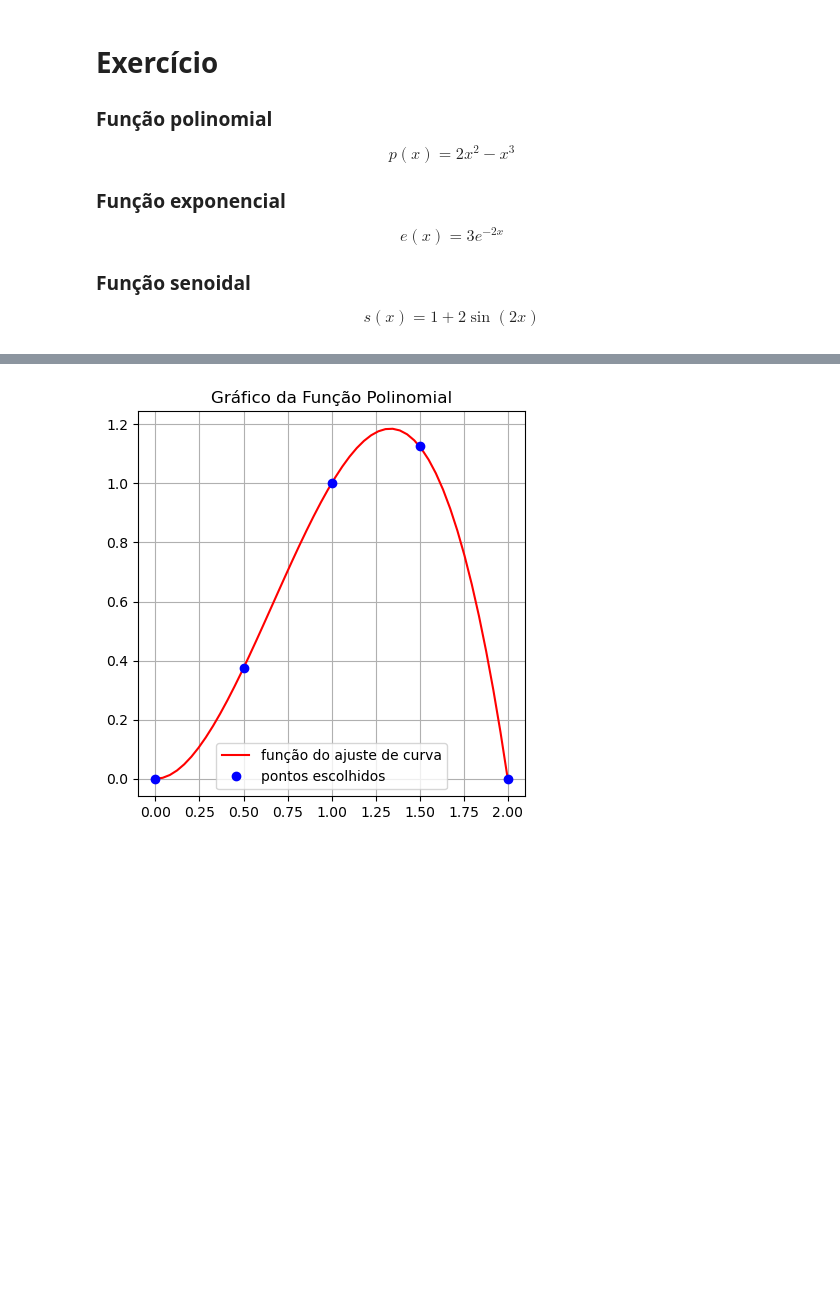
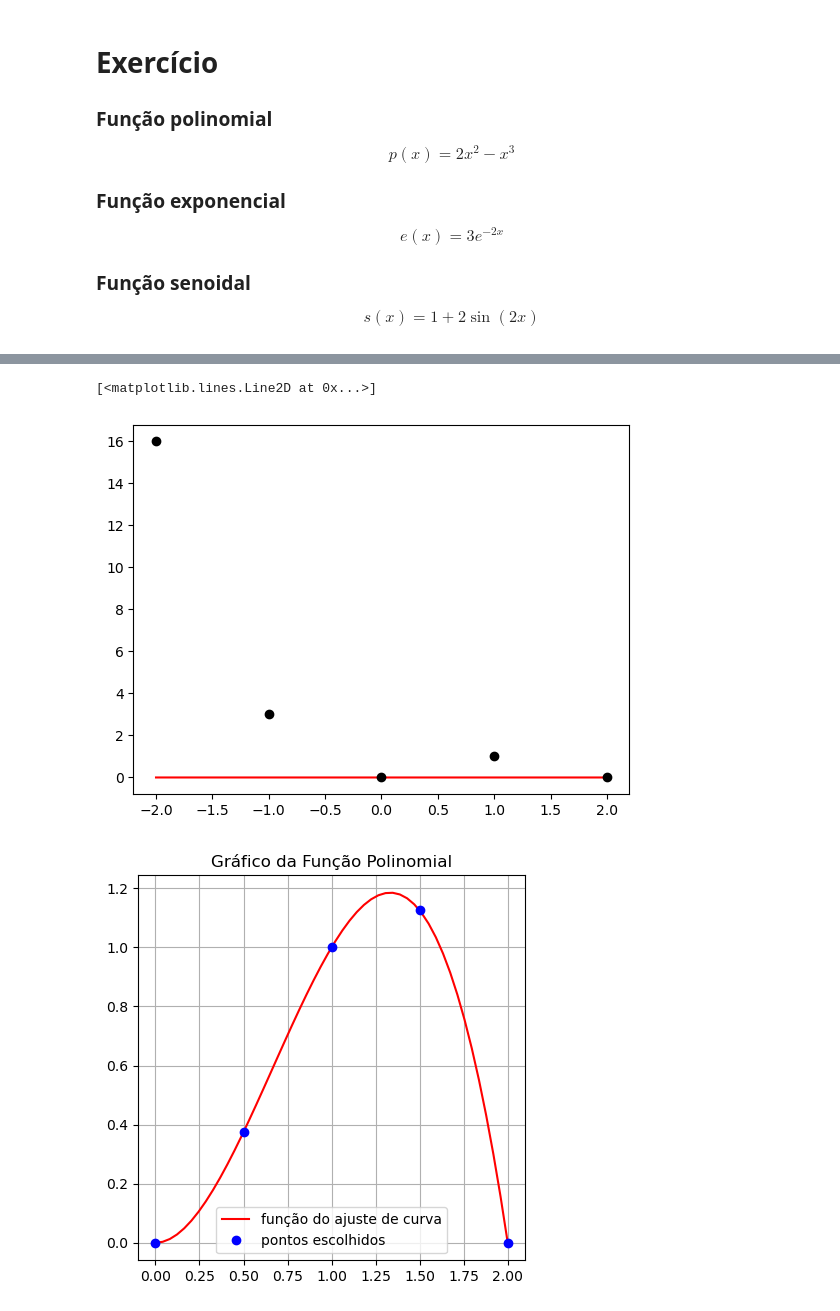
Before and after one commit to oJordany/quartoPeriodoFacul, a Jupyter notebook: matematicaComputacional/exerciciosAula16/integracaoNumerica.ipynb, the cells around one changed output, grey strips where cells are left out. Drawn from its saved outputs; the diff is of its cells as text; code cells hidden in the pictures; blank space fills up the shorter version.

```diff
--- a/matematicaComputacional/exerciciosAula16/integracaoNumerica.ipynb
+++ b/matematicaComputacional/exerciciosAula16/integracaoNumerica.ipynb
@@ -86,0 +47,12 @@ Itr_exponencial = 3.513487172039482
+# %%
+def getIntegralOnThePoints(Xs:list):
+    Ys = []
+    for x in Xs:
+        a = x - 10**(-5)
+        b = x + 10**(-5)
+        print(a, b)
+        Ys.append(trapezio([a,b], p))
+    return Ys
+
+yP = getIntegralOnThePoints([-1,-0.5,0,0.5,1])
+print(yP)
@@ -87,3 +66,63 @@ Itr_exponencial = 3.513487172039482
+# %%
+import matplotlib.pyplot as plt
+import math
+
+class MQ:
+
+  def __init__(self):
+    self.alfas = []
+
+  def fit(self, X, Y, G):
+    self.alfas = []
+    self.G = G
+
+    B = []
+    A = []
+    j = 0
+    for g_lin in G:
+      b = 0
+      for i in range(0, len(X)):
+        b += g_lin(X[i]) * Y[i]
+      B.append(b)
+      A.append([])
+      for g_col in G:
+        a = 0
+        for i in range(0, len(X)):
+          a += g_lin(X[i]) * g_col(X[i])
+        A[j].append(a)
+      j += 1
+    self.alfas = np.linalg.solve(A, B)
+    # print("A:",A)
+    # print("alfas:", self.alfas)
+    # print("B:",B)
+
+  def calc(self, x):
+    s = 0
+    for i in range(0, len(self.G)):
+      s += self.alfas[i] * self.G[i](x)
+    return s
+
+  def calc_exp(self, x):
+    return math.e**self.alfas[0] * (math.e**(-(-self.alfas[1]) * x))
+                  #a1                           #a2
+
+  def calc_hiperbole(self, x):
+    return 1/(self.alfas[0] + (self.alfas[1]*x))
+
+  def calc_seno(self, x):
+    return self.alfas[0] + self.alfas[1] * np.sin(2*x)
+
+mq = MQ()
+xPOriginal = np.linspace(min(xP), max(xP), 50)
+yPOriginal = list(map(lambda x: p(x), xPOriginal))
+mq.fit(xP, yP, [lambda x: 1, lambda x: x, lambda x: x**2, lambda x: x**3])
+xP_line = np.linspace(min(xP), max(xP), 50)
+yP_line = list(map(lambda x: mq.calc(x), xP_line))
+plt.plot(xP_line, yP_line, 'r-', label="função do ajuste de curva")
+plt.plot(xP, [p(x) for x in xP], 'ko')
+# %% [output]
+[<matplotlib.lines.Line2D at 0x...>]
+[figure, added]
 # %%
 import matplotlib.pyplot as plt
 import math
```
Also changed, not shown: parts of 4 cells of this notebook, 1 other file.
